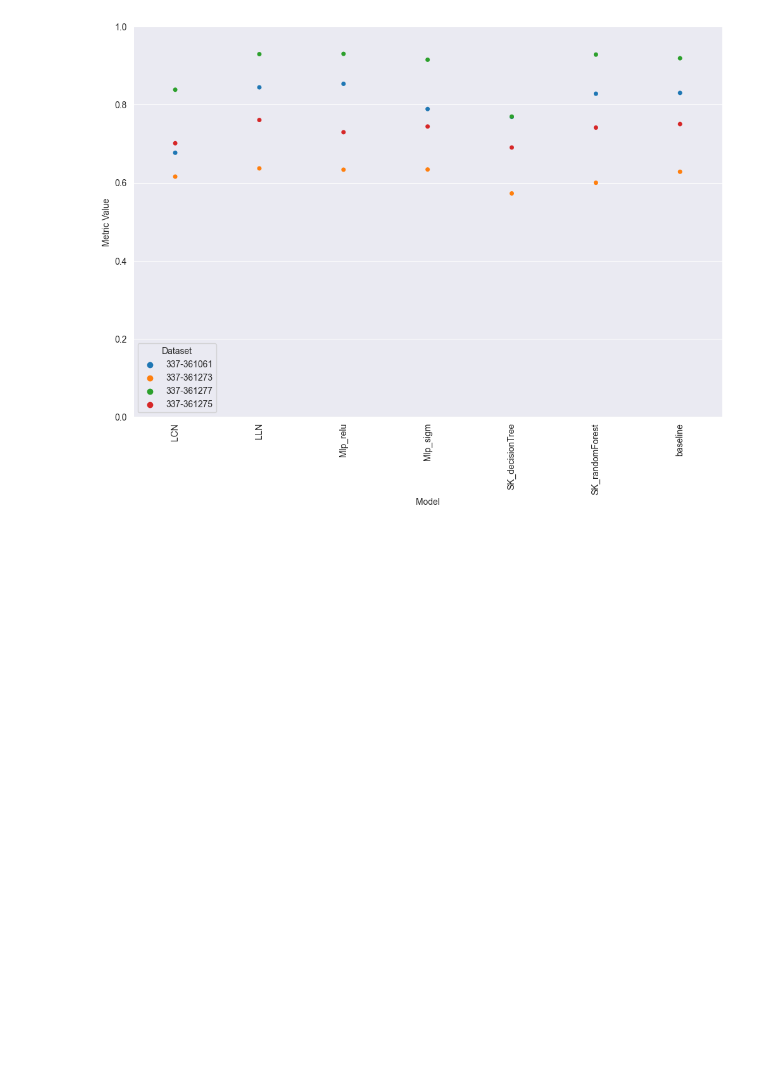
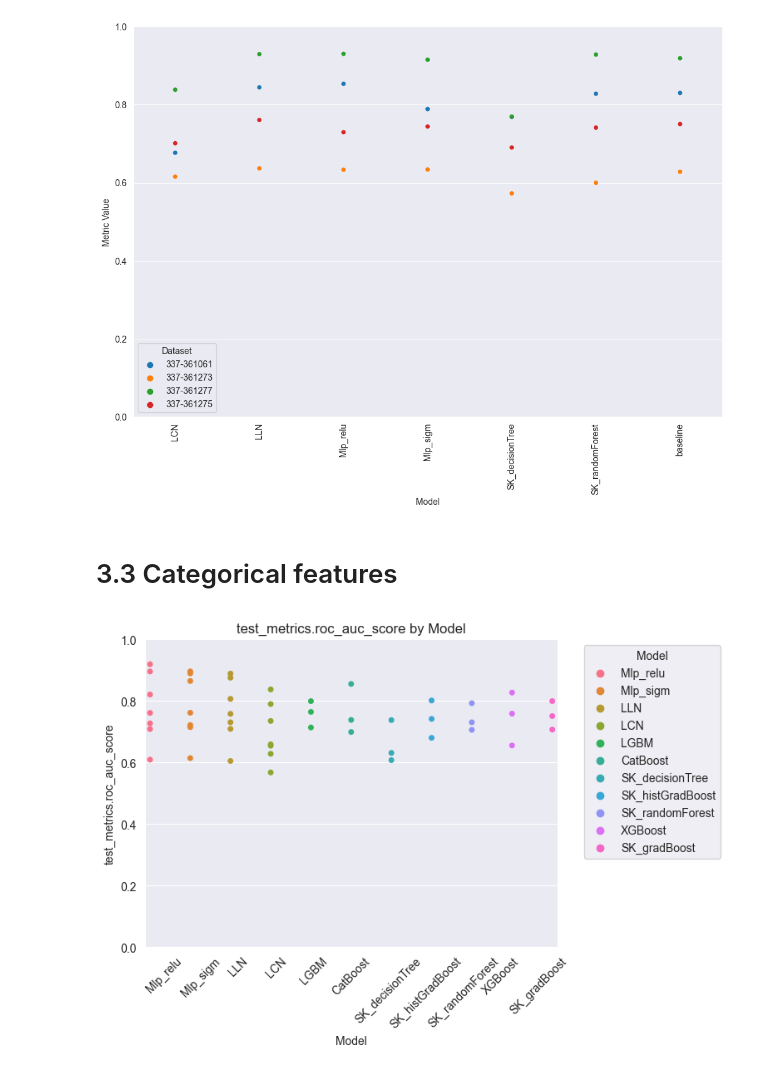
Before and after one commit to Bartosz-G/non-homogenous-data-working-repo, a Jupyter notebook: results/ResultsAnalysis.ipynb, the cells around one changed output. Cells and saved outputs as stored; diff of their text form; code cells hidden in the pictures; blank space fills up the shorter version.

```diff
--- a/results/ResultsAnalysis.ipynb
+++ b/results/ResultsAnalysis.ipynb
@@ -221,3 +221,29 @@ plot_per_datasets(top15_roc_per_dataset, to_plot, scale = True)
 # %%
 per_dataset_top15_roc = create_formatted_df(top15_roc_per_dataset)
 per_dataset_top15_roc.to_csv('saved_results/per_dataset_top15_roc.csv')
+# %% [markdown]
+# 3.3 Categorical features
+# %%
+lcn_cat = get_dataset(lcn_data, classification_cat_groups)
+mlp_cat = get_dataset(mlp_data, classification_cat_groups)
+multi_cat = get_dataset(multi_data, classification_cat_groups)
+
+lcn_num = get_dataset(lcn_data, classification_num_groups)
+mlp_num = get_dataset(mlp_data, classification_num_groups)
+multi_num = get_dataset(multi_data, classification_num_groups)
+
+cls_cat_datasets = pd.concat([lcn_cat, mlp_cat, multi_cat], ignore_index=True)
+cls_num_datasets = pd.concat([lcn_num, mlp_num, multi_num], ignore_index=True)
+
+cls_cat = flatten_results(cls_cat_datasets, ['metrics'])
+cls_num = flatten_results(cls_num_datasets, ['metrics'])
+# %%
+top_cat_roc_score = get_top_models(cls_cat, 'val_metrics.roc_auc_score')
+top_cat_roc_per_dataset = pivot_per_dataset(top_cat_roc_score, 'test_metrics.roc_auc_score')
+
+top_num_roc_score = get_top_models(cls_num, 'val_metrics.roc_auc_score')
+top_num_roc_per_dataset = pivot_per_dataset(top_num_roc_score, 'test_metrics.roc_auc_score')
+# %%
+plot_per_model_metrics(top_cat_roc_score, 'test_metrics.roc_auc_score')
+# %% [output]
+[figure, added]
```
Also changed, not shown: parts of 16 cells of this notebook, 5 other files.
